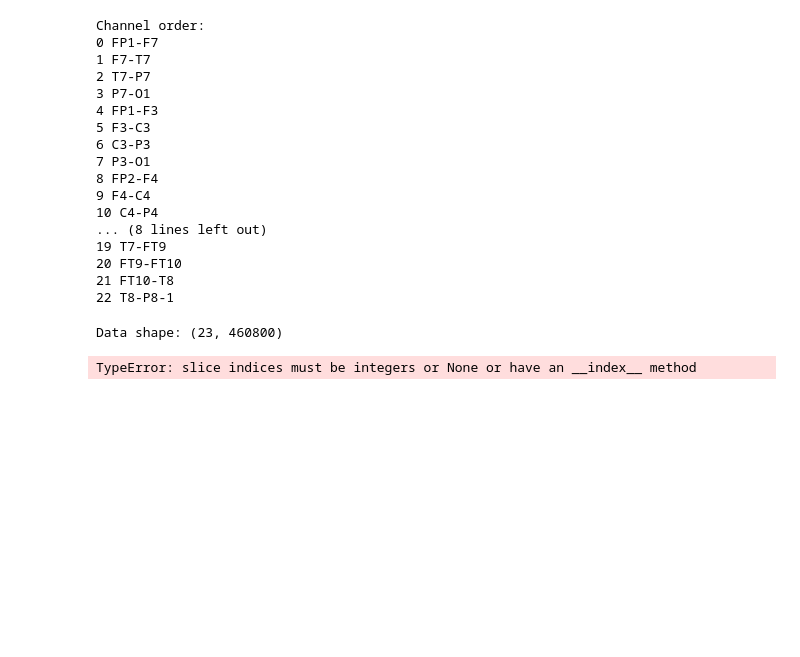
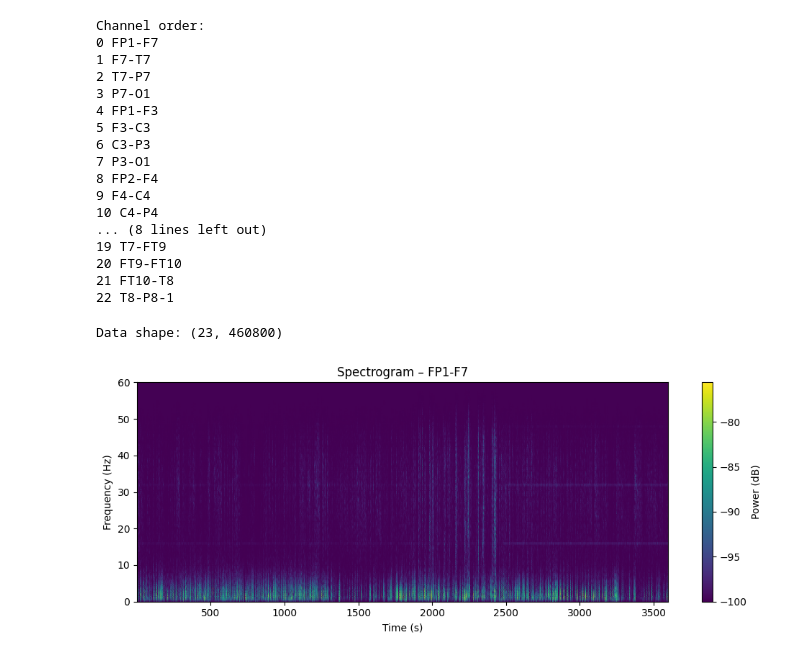
Before and after one commit to denizyennerr/Tez, a Jupyter notebook: notebooks/analysis.ipynb, the cells around one changed output. Cells and saved outputs as stored; diff of their text form; code cells hidden in the pictures; blank space fills up the shorter version.

```diff
--- a/notebooks/analysis.ipynb
+++ b/notebooks/analysis.ipynb
@@ -910,20 +1073,29 @@ print("Data shape:", data.shape)
 Data shape: (23, 460800)
 # %%
 from scipy.signal import spectrogram
+import numpy as np
+import matplotlib.pyplot as plt
 
-ch_idx = 0  # FP1-F7
+# 1. Setup
+ch_idx = 0
 fs = raw_after.info["sfreq"]
 signal = raw_after.get_data()[ch_idx]
 
-f, t, Sxx = spectrogram(signal, fs=fs, nperseg=fs*2)
+# 2. Compute Spectrogram
+f, t, Sxx = spectrogram(signal, fs=fs, nperseg=int(fs * 2))
 
+# 3. Plotting
 plt.figure(figsize=(10, 4))
-plt.pcolormesh(t, f, 10 * np.log10(Sxx), shading="gouraud")
+
+# We add 1e-10 inside log10 to prevent "RuntimeWarning: divide by zero" if Sxx has 0s
+plt.pcolormesh(t, f, 10 * np.log10(Sxx + 1e-10), shading="gouraud")
+
 plt.ylabel("Frequency (Hz)")
 plt.xlabel("Time (s)")
 plt.title(f"Spectrogram – {raw_after.ch_names[ch_idx]}")
-plt.ylim(0, 60)
+plt.ylim(0, 60) # Limit y-axis to 60Hz since we filtered there
 plt.colorbar(label="Power (dB)")
+plt.tight_layout()
 plt.show()
 # %% [output]
-TypeError: slice indices must be integers or None or have an __index__ method
+[figure, added]
```
Also changed, not shown: parts of 9 cells of this notebook, 1 other file.
